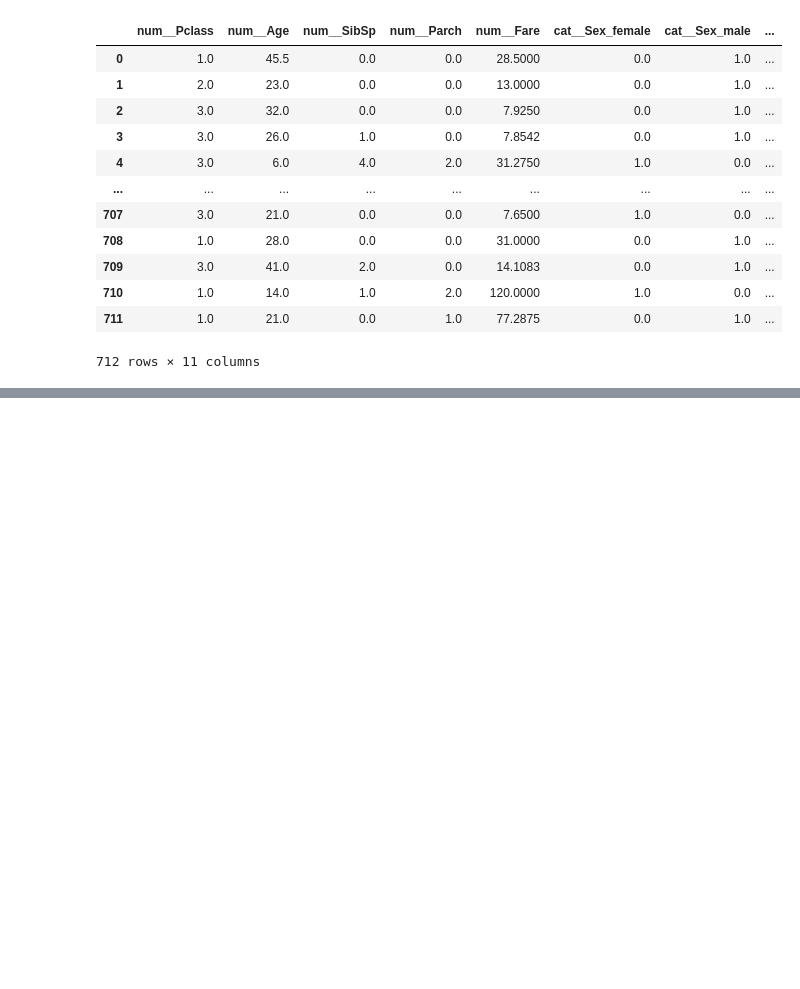
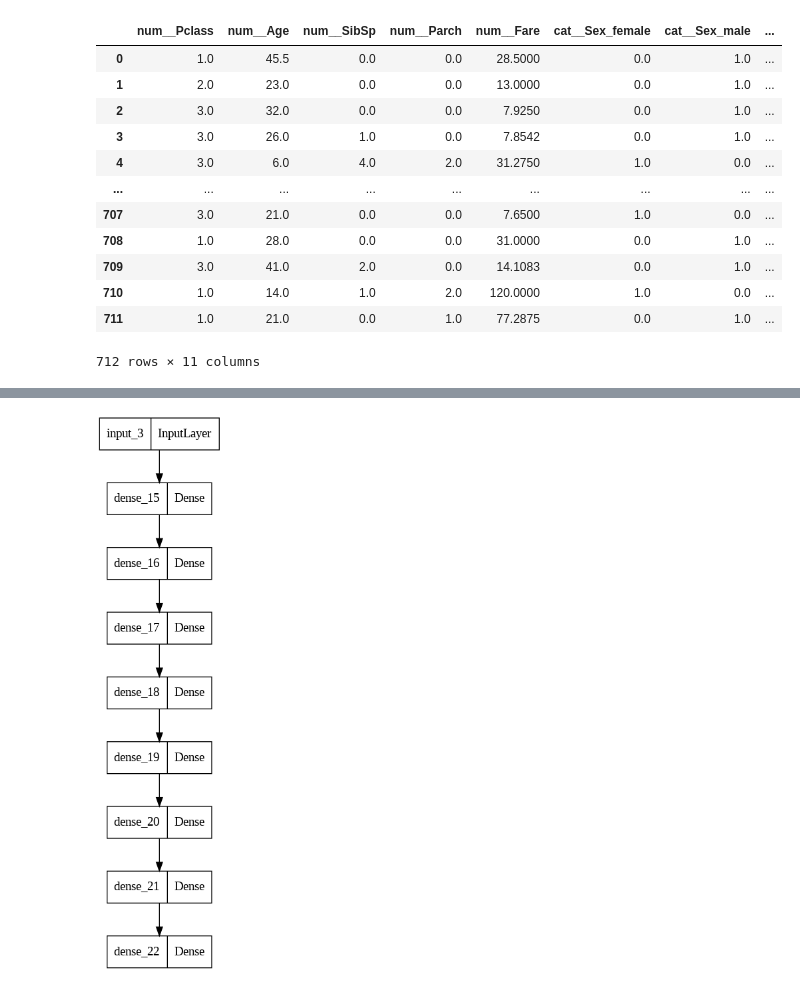
Before and after one commit to Elmir22/Data-science-ML-models-, a Jupyter notebook: titanic_project_sklearn_and_tensorflow.ipynb, the cells around one changed output, grey strips where cells are left out. Saved outputs shown, nothing was run; the diff lists cells and outputs as text; code cells hidden in the pictures; blank space fills up the shorter version.

```diff
--- a/titanic_project_sklearn_and_tensorflow.ipynb
+++ b/titanic_project_sklearn_and_tensorflow.ipynb
@@ -287,0 +289,18 @@ model.evaluate(X_train_transformed_df,y_train)
+# %%
+from os import name
+import numpy as np
+import keras
+import tensorflow as tf
+from keras import layers
+
+inputs = tf.keras.Input(X_train_transformed_df.shape[1])
+layer_1 =tf.keras.layers.Dense(1024, activation='relu')(inputs)
+layer_2 =tf.keras.layers.Dense(512, activation='relu')(layer_1)
+layer_3 =tf.keras.layers.Dense(512, activation='relu')(layer_2)
+layer_4 =tf.keras.layers.Dense(256, activation='relu')(layer_3)
+layer_5 =tf.keras.layers.Dense(128, activation='relu')(layer_4)
+layer_6 =tf.keras.layers.Dense(64, activation='relu')(layer_5)
+layer_7 =tf.keras.layers.Dense(32, activation='relu')(layer_6)
+outputs = tf.keras.layers.Dense(1,activation='sigmoid')(layer_7)
+
+model = keras.Model(inputs=inputs, outputs=outputs, name='titanic')
@@ -287,0 +331,3 @@ model.evaluate(X_train_transformed_df,y_train)
+# %%
+model.compile(loss='binary_crossentropy', optimizer=keras.optimizers.Adam(0.0001), metrics=['accuracy'])
+model.fit(X_train_transformed_df, y_train, epochs=50)
@@ -287,0 +353,4 @@ model.evaluate(X_train_transformed_df,y_train)
+# %%
+keras.utils.plot_model(model, "my_first_model.png")
+# %% [output]
+[figure, added]
```
Also changed, not shown: parts of 12 cells of this notebook.
